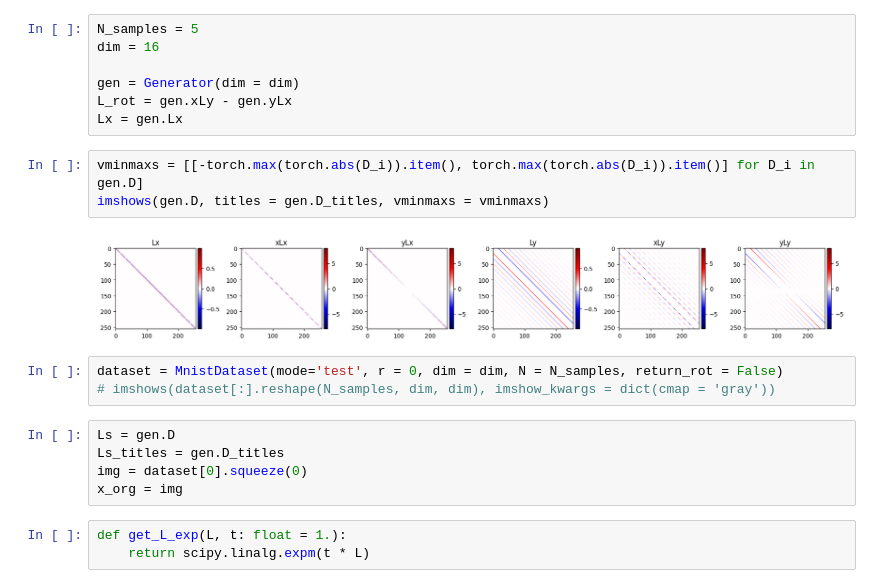
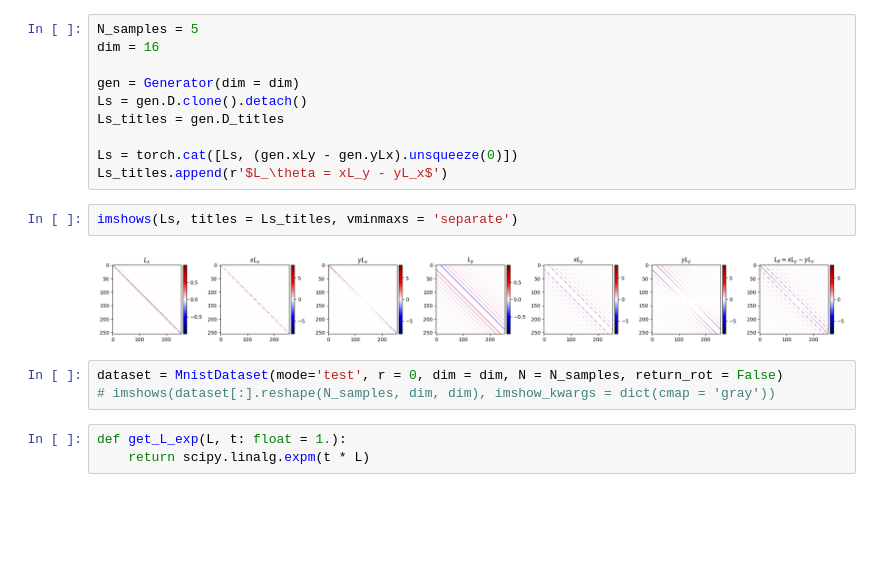
Before and after one commit to elidub/SymPDE, a Jupyter notebook: notebooks/generator_exploration.ipynb, the cells around one changed output. Saved outputs shown, nothing was run; the diff lists cells and outputs as text; blank space fills up the shorter version.

```diff
--- a/notebooks/generator_exploration.ipynb
+++ b/notebooks/generator_exploration.ipynb
@@ -20,21 +23,18 @@ N_samples = 5
 dim = 16
 
 gen = Generator(dim = dim)
-L_rot = gen.xLy - gen.yLx
-Lx = gen.Lx
+Ls = gen.D.clone().detach()
+Ls_titles = gen.D_titles
+
+Ls = torch.cat([Ls, (gen.xLy - gen.yLx).unsqueeze(0)])
+Ls_titles.append(r'$L_\theta = xL_y - yL_x$')
-# %%
-vminmaxs = [[-torch.max(torch.abs(D_i)).item(), torch.max(torch.abs(D_i)).item()] for D_i in gen.D]
-imshows(gen.D, titles = gen.D_titles, vminmaxs = vminmaxs)
-# %% [output]
-[figure, removed]
+# %%
+imshows(Ls, titles = Ls_titles, vminmaxs = 'separate')
+# %% [output]
+[figure, added]
 # %%
 dataset = MnistDataset(mode='test', r = 0, dim = dim, N = N_samples, return_rot = False)
 # imshows(dataset[:].reshape(N_samples, dim, dim), imshow_kwargs = dict(cmap = 'gray'))
-# %%
-Ls = gen.D
-Ls_titles = gen.D_titles
-img = dataset[0].squeeze(0)
-x_org = img
 # %%
 def get_L_exp(L, t: float = 1.):
     return scipy.linalg.expm(t * L)
```
Also changed, not shown: parts of 2 cells of this notebook, 1 other file.
